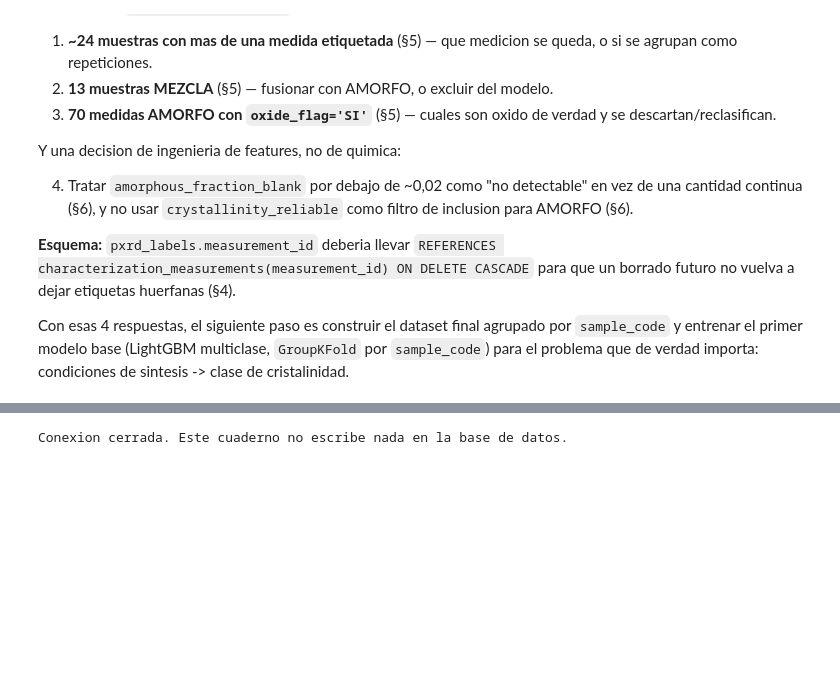
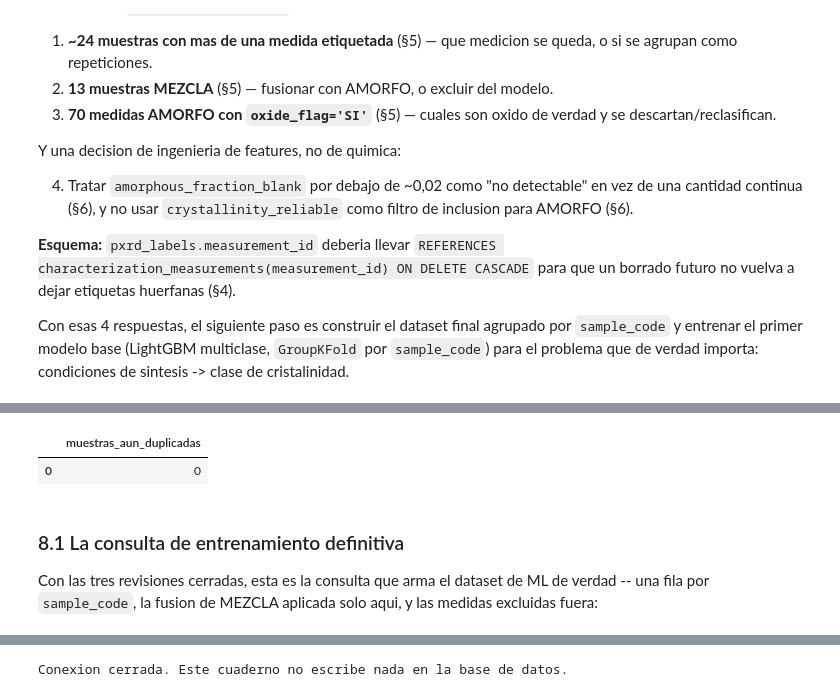
Before and after one commit to RvbbenSN/ALCheMy, a Jupyter notebook: notebooks/06_Crystallinity_Prediction_ML_and_Synthesis_Optimization.ipynb, the cells around one changed output, grey strips where cells are left out. Drawn from its saved outputs; the diff is of its cells as text; code cells hidden in the pictures; blank space fills up the shorter version.

```diff
--- a/notebooks/06_Crystallinity_Prediction_ML_and_Synthesis_Optimization.ipynb
+++ b/notebooks/06_Crystallinity_Prediction_ML_and_Synthesis_Optimization.ipynb
@@ -526,0 +555,36 @@ importa: condiciones de sintesis -> clase de cristalinidad.
+# %%
+import os
+import pandas as pd
+import psycopg2
+env_path = '.env' if os.path.exists('.env') else os.path.join('..', '.env')
+from dotenv import load_dotenv
+load_dotenv(env_path)
+conn2 = psycopg2.connect(
+    host=os.getenv('POSTGRES_HOST', 'localhost'), port=int(os.getenv('POSTGRES_PORT', 5432)),
+    dbname=os.getenv('POSTGRES_DB', 'alchemy_db'), user=os.getenv('POSTGRES_USER'),
+    password=os.getenv('POSTGRES_PASSWORD'))
+
+dup_check = pd.read_sql('''
+    SELECT count(*) AS muestras_aun_duplicadas FROM (
+      SELECT cm.sample_code, count(*) AS n
+      FROM pxrd_labels lc
+      JOIN characterization_measurements cm ON cm.measurement_id = lc.measurement_id
+      JOIN synthesis_experiments s ON s.sample_code = cm.sample_code
+      LEFT JOIN pxrd_labels ex ON ex.measurement_id = lc.measurement_id
+                               AND ex.label_type='ml_include' AND ex.label_value='NO'
+      WHERE lc.label_type='crystallinity_class' AND lc.label_value <> 'SIN_MUESTRA'
+        AND s.synthesis_type NOT IN ('REFERENCE','PENDING_RECORD')
+        AND ex.measurement_id IS NULL
+      GROUP BY cm.sample_code HAVING count(*) > 1
+    ) t
+''', conn2)
+dup_check
+# %% [output]
+|  | muestras_aun_duplicadas |
+| 0 | 0 |
+# %% [markdown]
+### 8.1 La consulta de entrenamiento definitiva
+
+Con las tres revisiones cerradas, esta es la consulta que arma el dataset de
+ML de verdad -- una fila por `sample_code`, la fusion de MEZCLA aplicada solo
+aqui, y las medidas excluidas fuera:
```
Also changed, not shown: parts of 6 cells of this notebook, 2 other files.
